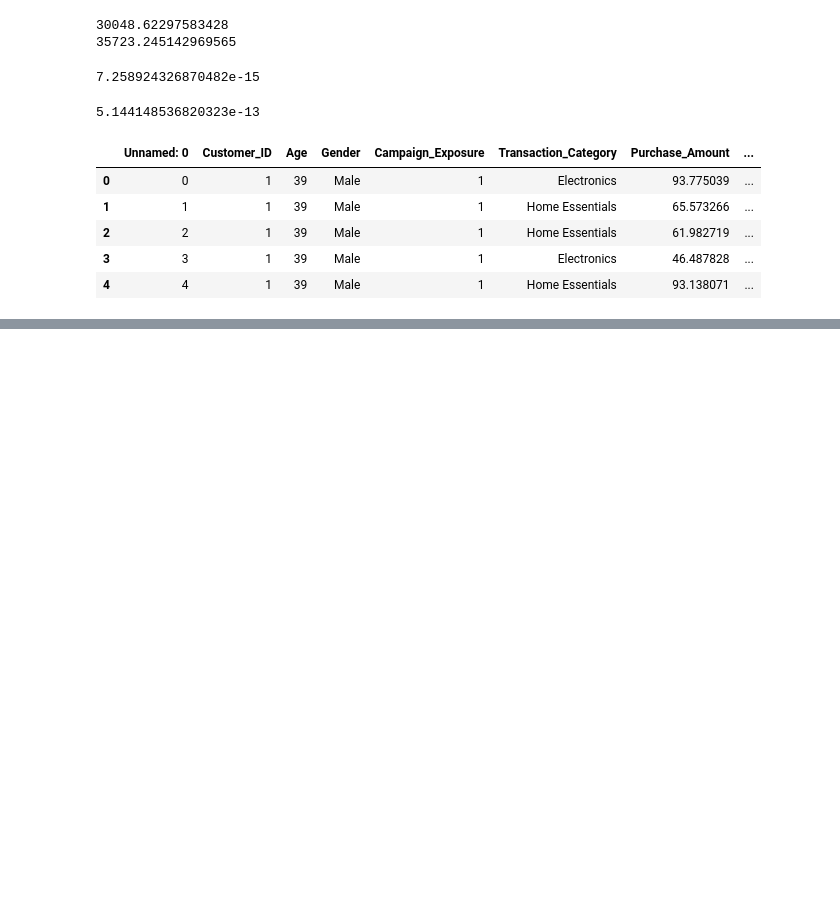
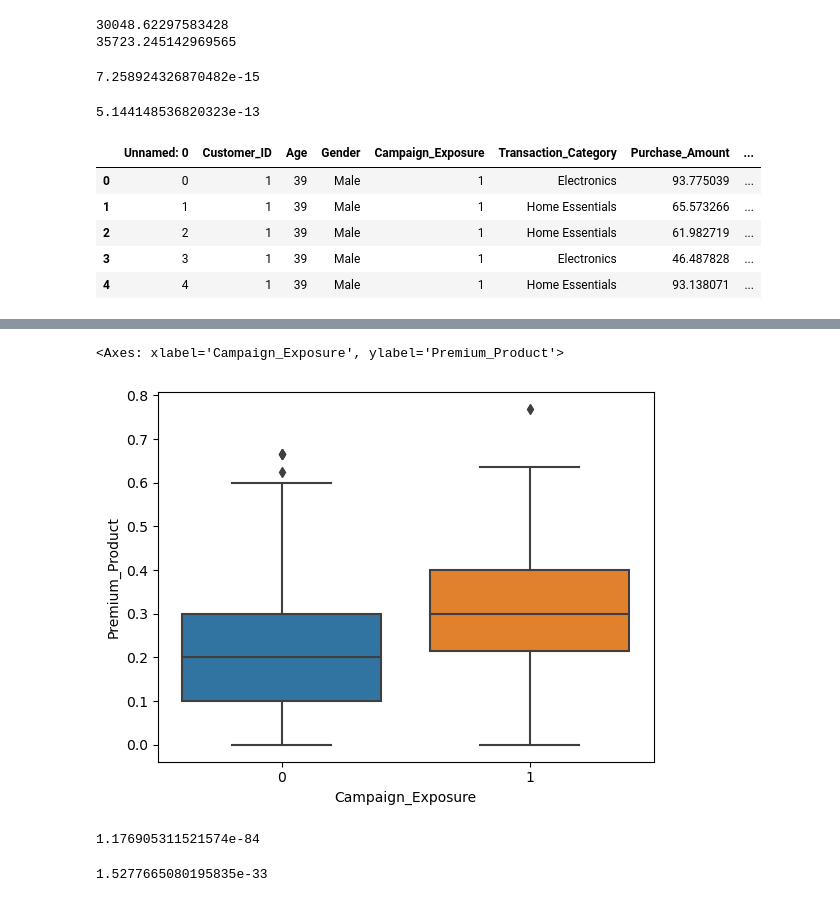
Before and after one commit to TangoMango223/schulich_MBAN6110, a Jupyter notebook: class_files/class4-5.ipynb, the cells around one changed output, grey strips where cells are left out. Saved outputs shown, nothing was run; the diff lists cells and outputs as text; code cells hidden in the pictures; blank space fills up the shorter version.

```diff
--- a/class_files/class4-5.ipynb
+++ b/class_files/class4-5.ipynb
@@ -386,0 +465,6 @@ df.drop('Unnamed: 0', axis = 1, inplace = True)
+# %%
+# Box plot
+sns.boxplot(x = 'Campaign_Exposure', y = 'Premium_Product', data = cust_level)
+# %% [output]
+<Axes: xlabel='Campaign_Exposure', ylabel='Premium_Product'>
+[figure, added]
@@ -386,0 +473,12 @@ df.drop('Unnamed: 0', axis = 1, inplace = True)
+# %%
+# t-test
+t_stat, p_value = ttest_ind(campaign_cx["Purchase_Amount"], reg_cx["Purchase_Amount"])
+print(p_value)
+# %% [output]
+1.176905311521574e-84
+# %%
+# t-test - Premium Product
+t_stat, p_value = ttest_ind(campaign_cx["Premium_Product"], reg_cx["Premium_Product"], alternative = "greater")
+print(p_value)
+# %% [output]
+1.5277665080195835e-33
```
Also changed, not shown: parts of 17 cells of this notebook.
